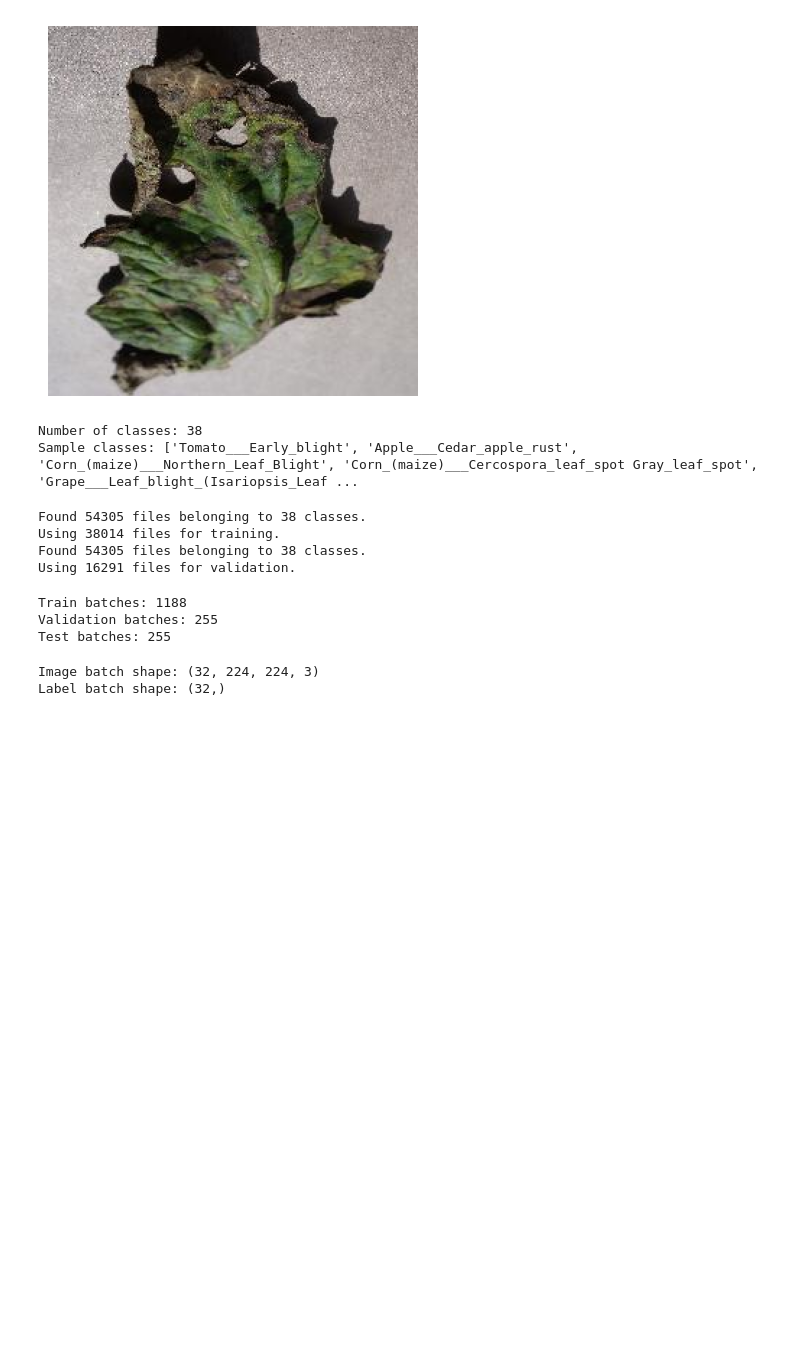
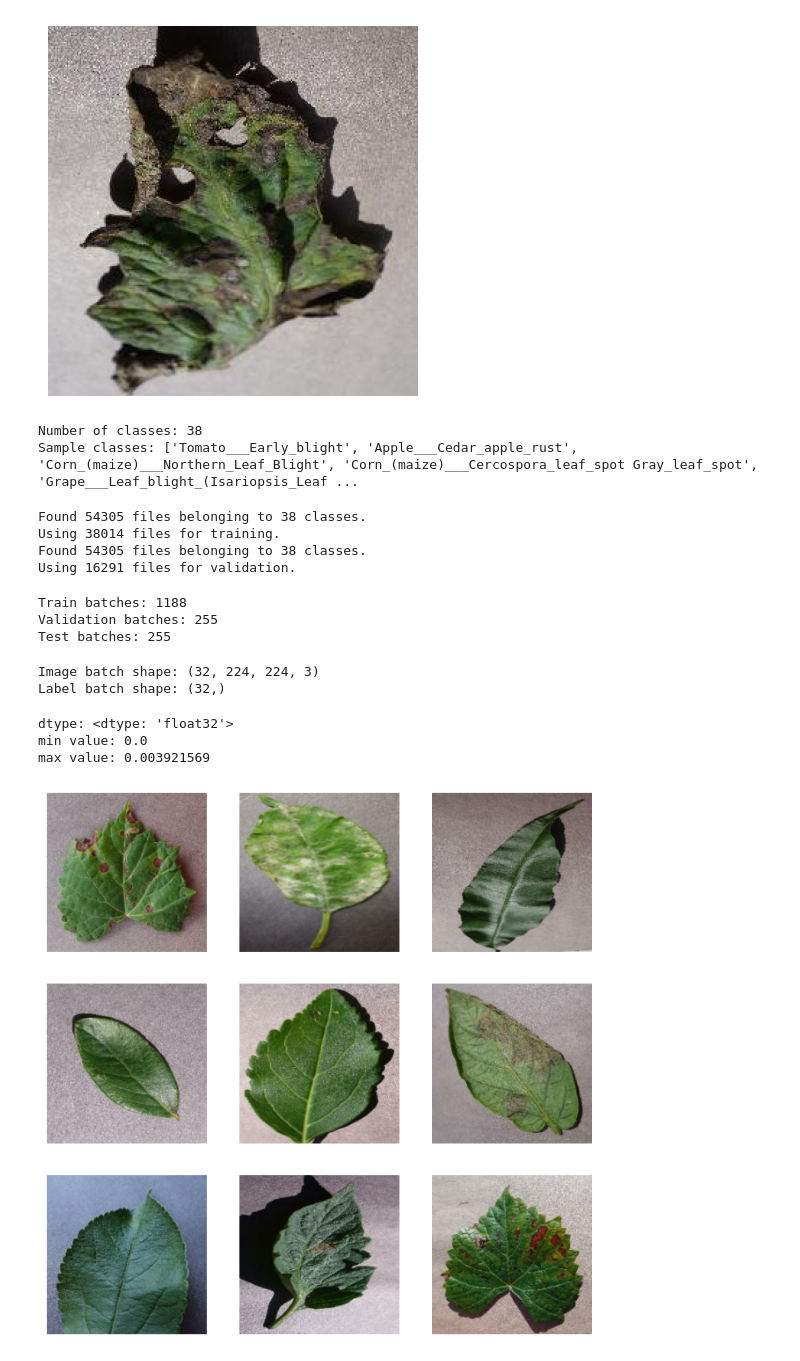
Before and after one commit to har1s3538/Plant-Disease-Classification-Vision-Transformer, a Jupyter notebook: notebooks/Plant_Disease_Classification_ViT.ipynb, the cells around one changed output. Cells and saved outputs as stored; diff of their text form; code cells hidden in the pictures; blank space fills up the shorter version.

```diff
--- a/notebooks/Plant_Disease_Classification_ViT.ipynb
+++ b/notebooks/Plant_Disease_Classification_ViT.ipynb
@@ -139,12 +139,6 @@ print("Test batches:", test_ds.cardinality().numpy())
 Train batches: 1188
 Validation batches: 255
 Test batches: 255
-# %%
-normalization_layer = tf.keras.layers.Rescaling(1./255)
-
-train_ds = train_ds.map(lambda x, y: (normalization_layer(x), y))
-val_ds   = val_ds.map(lambda x, y: (normalization_layer(x), y))
-test_ds  = test_ds.map(lambda x, y: (normalization_layer(x), y))
 # %%
 for images, labels in train_ds.take(1):
     print("Image batch shape:", images.shape)
@@ -154,0 +168,27 @@ Label batch shape: (32,)
+# %%
+for images, labels in train_ds.take(1):
+    print("dtype:", images.dtype)
+    print("min value:", tf.reduce_min(images).numpy())
+    print("max value:", tf.reduce_max(images).numpy())
+# %% [output]
+dtype: <dtype: 'float32'>
+min value: 0.0
+max value: 0.003921569
+# %%
+import matplotlib.pyplot as plt
+import numpy as np
+
+for images, labels in train_ds.take(1):
+    plt.figure(figsize=(8, 8))
+    for i in range(9):
+        ax = plt.subplot(3, 3, i + 1)
+
+        img = images[i].numpy()
+        img = img * 255.0 * 255.0
+        img = img.astype("uint8")
+
+        plt.imshow(img)
+        plt.axis("off")
+    plt.show()
+# %% [output]
+[figure, added]
```
Also changed, not shown: parts of 3 cells of this notebook.
